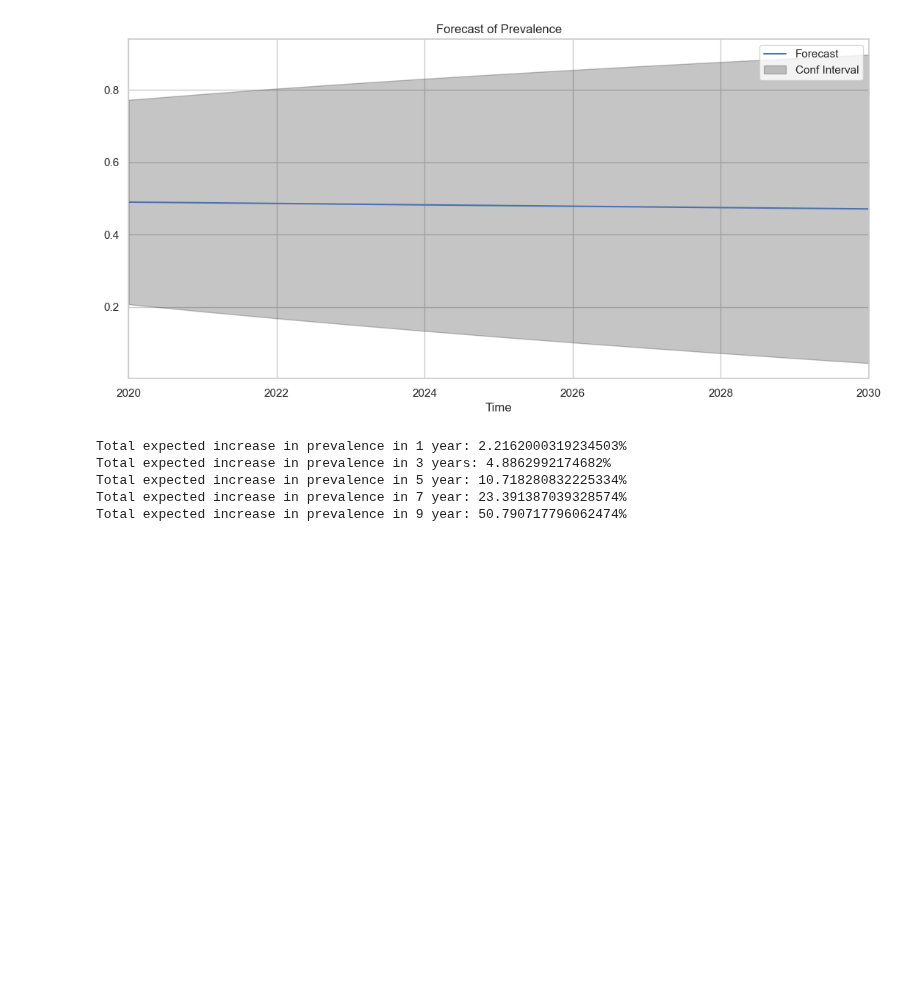
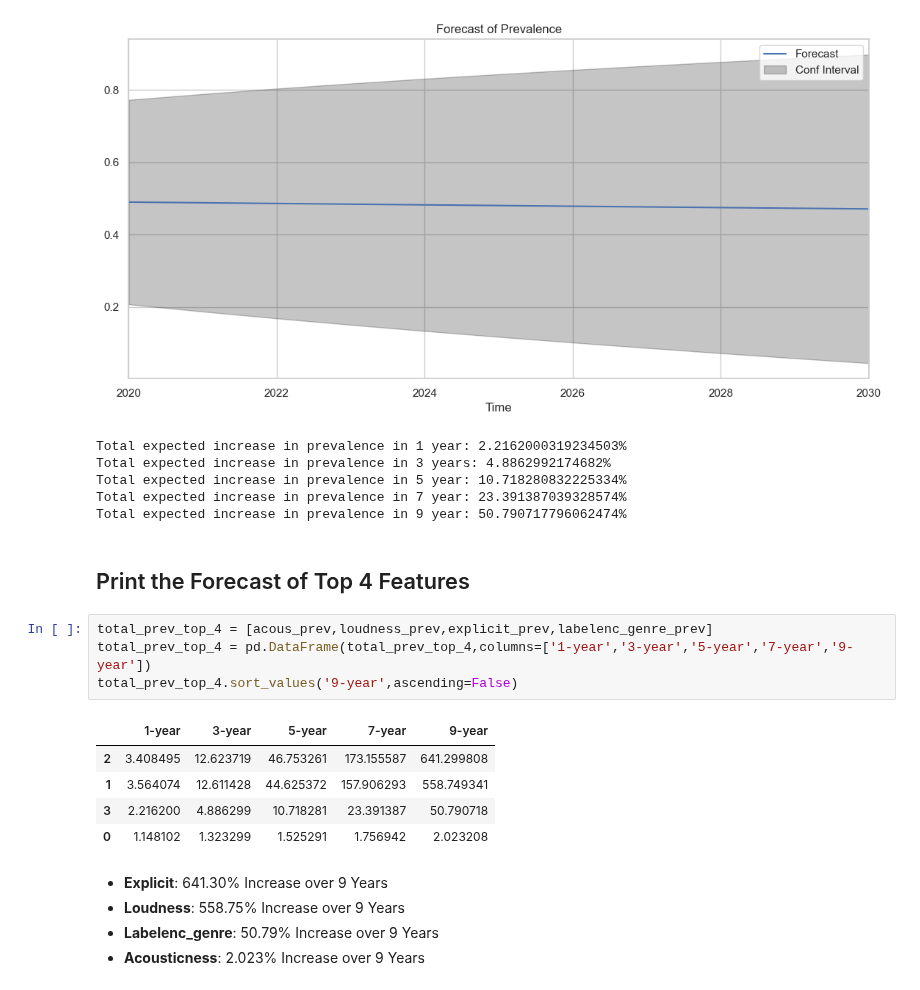
Before and after one commit to moraditya/spotify-time-series, a Jupyter notebook: models/spotify-time-series-ARIMA-LSTM.ipynb, the cells around one changed output. Saved outputs shown, nothing was run; the diff lists cells and outputs as text; blank space fills up the shorter version.

Commit message:
Printed the Top 4 Features and printed a conclusive use case for stakeholders in the music industry for analysis

```diff
--- a/models/spotify-time-series-ARIMA-LSTM.ipynb
+++ b/models/spotify-time-series-ARIMA-LSTM.ipynb
@@ -867,3 +867,20 @@ Total expected increase in prevalence in 3 years: 4.8862992174682%
 Total expected increase in prevalence in 5 year: 10.718280832225334%
 Total expected increase in prevalence in 7 year: 23.391387039328574%
 Total expected increase in prevalence in 9 year: 50.790717796062474%
+# %% [markdown]
+## Print the Forecast of Top 4 Features
+# %%
+total_prev_top_4 = [acous_prev,loudness_prev,explicit_prev,labelenc_genre_prev]
+total_prev_top_4 = pd.DataFrame(total_prev_top_4,columns=['1-year','3-year','5-year','7-year','9-year'])
+total_prev_top_4.sort_values('9-year',ascending=False)
+# %% [output]
+|  | 1-year | 3-year | 5-year | 7-year | 9-year |
+| 2 | 3.408495 | 12.623719 | 46.753261 | 173.155587 | 641.299808 |
+| 1 | 3.564074 | 12.611428 | 44.625372 | 157.906293 | 558.749341 |
+| 3 | 2.216200 | 4.886299 | 10.718281 | 23.391387 | 50.790718 |
+| 0 | 1.148102 | 1.323299 | 1.525291 | 1.756942 | 2.023208 |
+# %% [markdown]
+- **Explicit**: 641.30% Increase over 9 Years
+- **Loudness**: 558.75% Increase over 9 Years
+- **Labelenc_genre**: 50.79% Increase over 9 Years
+- **Acousticness**: 2.023% Increase over 9 Years
```
Also changed, not shown: parts of 6 cells of this notebook.
